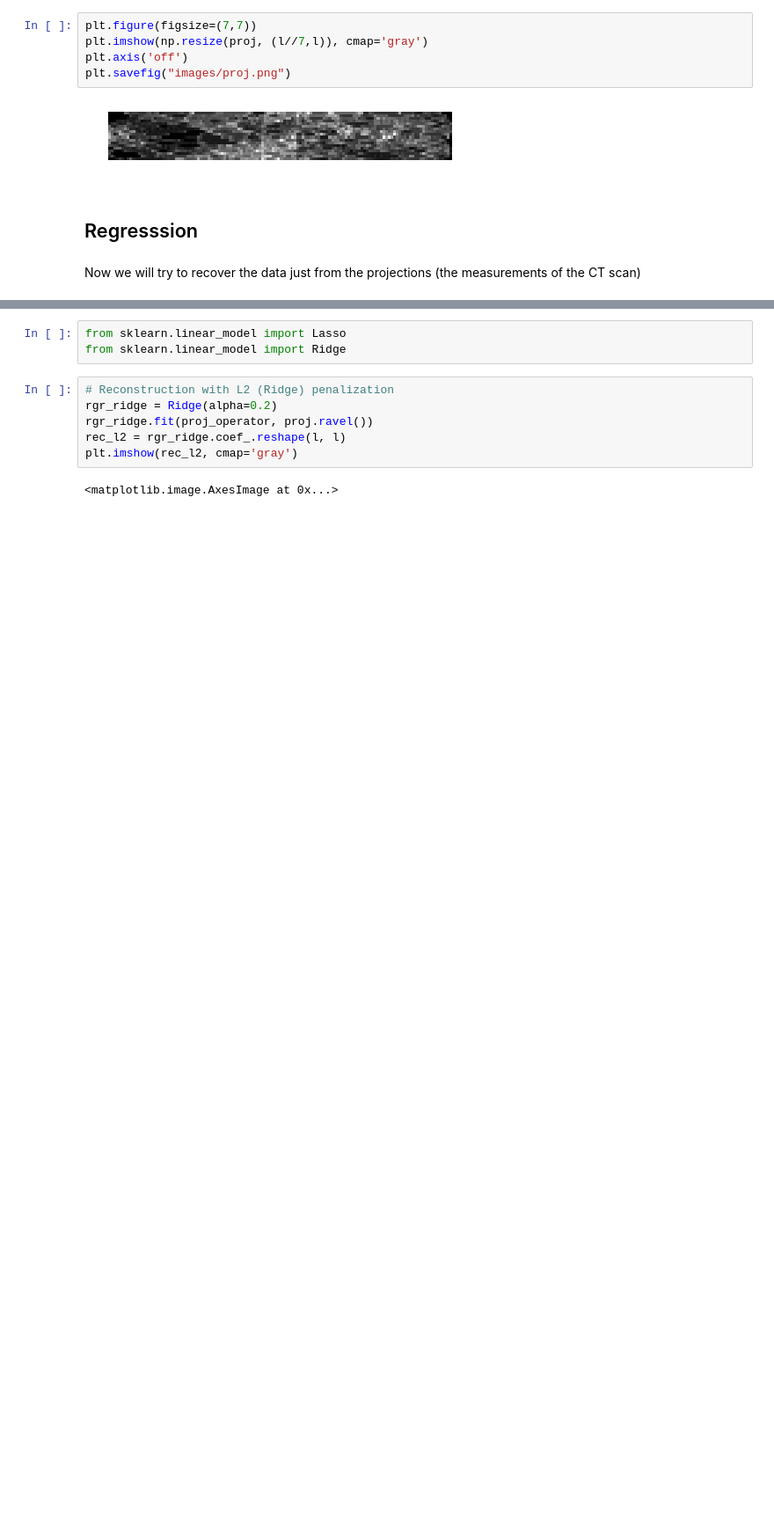
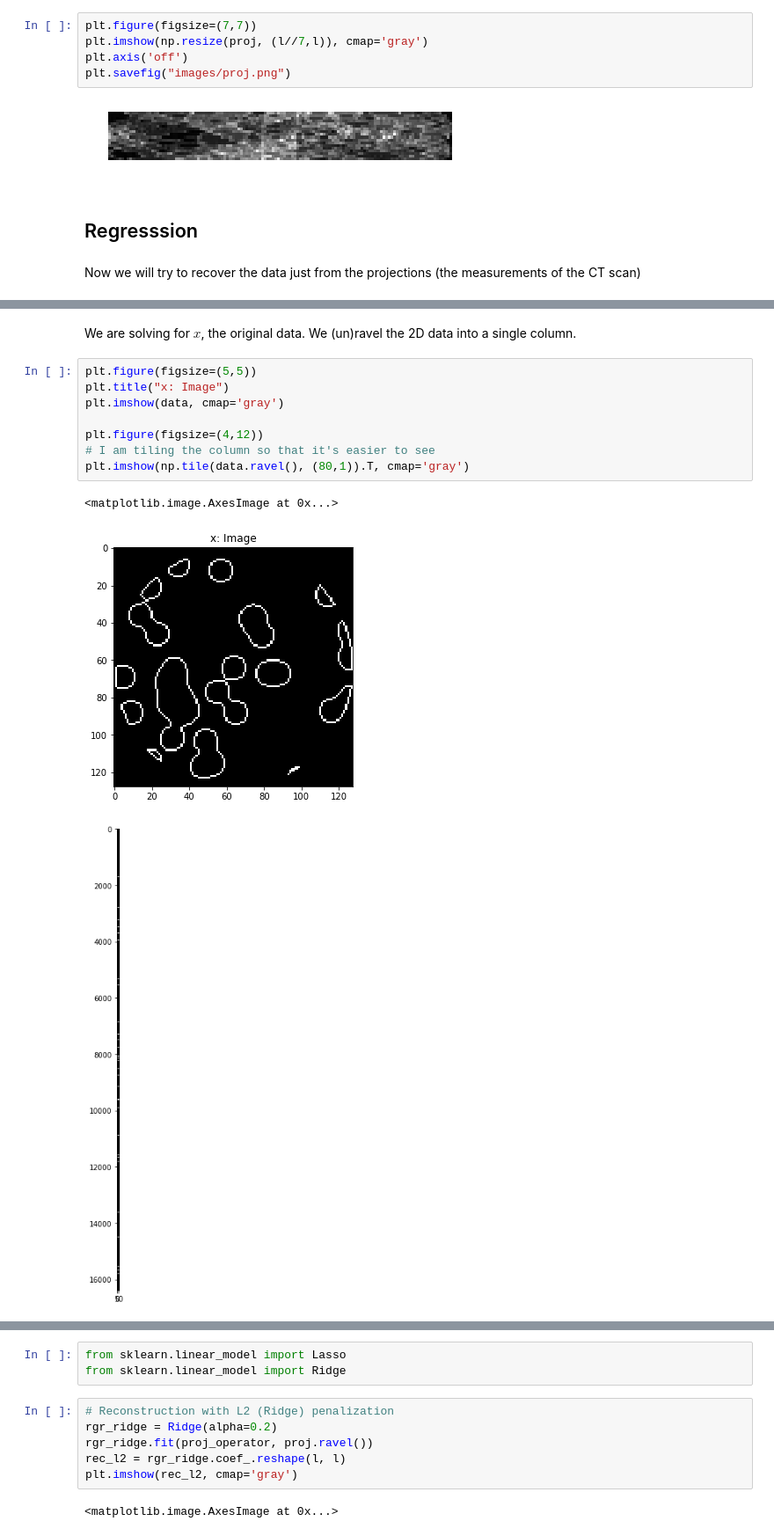
Before and after one commit to fastai/numerical-linear-algebra, a Jupyter notebook: nbs/4. Compressed Sensing of CT Scans with Robust Regression.ipynb, the cells around one changed output, grey strips where cells are left out. Shown: that part at 88% size. Cells and saved outputs as stored; diff of their text form; blank space fills up the shorter version.

```diff
--- a/nbs/4. Compressed Sensing of CT Scans with Robust Regression.ipynb
+++ b/nbs/4. Compressed Sensing of CT Scans with Robust Regression.ipynb
@@ -444,0 +538,14 @@ Now we will try to recover the data just from the projections (the measurements
+# %% [markdown]
+We are solving for $x$, the original data.  We (un)ravel the 2D data into a single column.
+# %%
+plt.figure(figsize=(5,5))
+plt.title("x: Image")
+plt.imshow(data, cmap='gray')
+
+plt.figure(figsize=(4,12))
+# I am tiling the column so that it's easier to see
+plt.imshow(np.tile(data.ravel(), (80,1)).T, cmap='gray')
+# %% [output]
+<matplotlib.image.AxesImage at 0x...>
+[figure, added]
+[figure, added]
```
Also changed, not shown: parts of 32 cells of this notebook, 9 other files.
